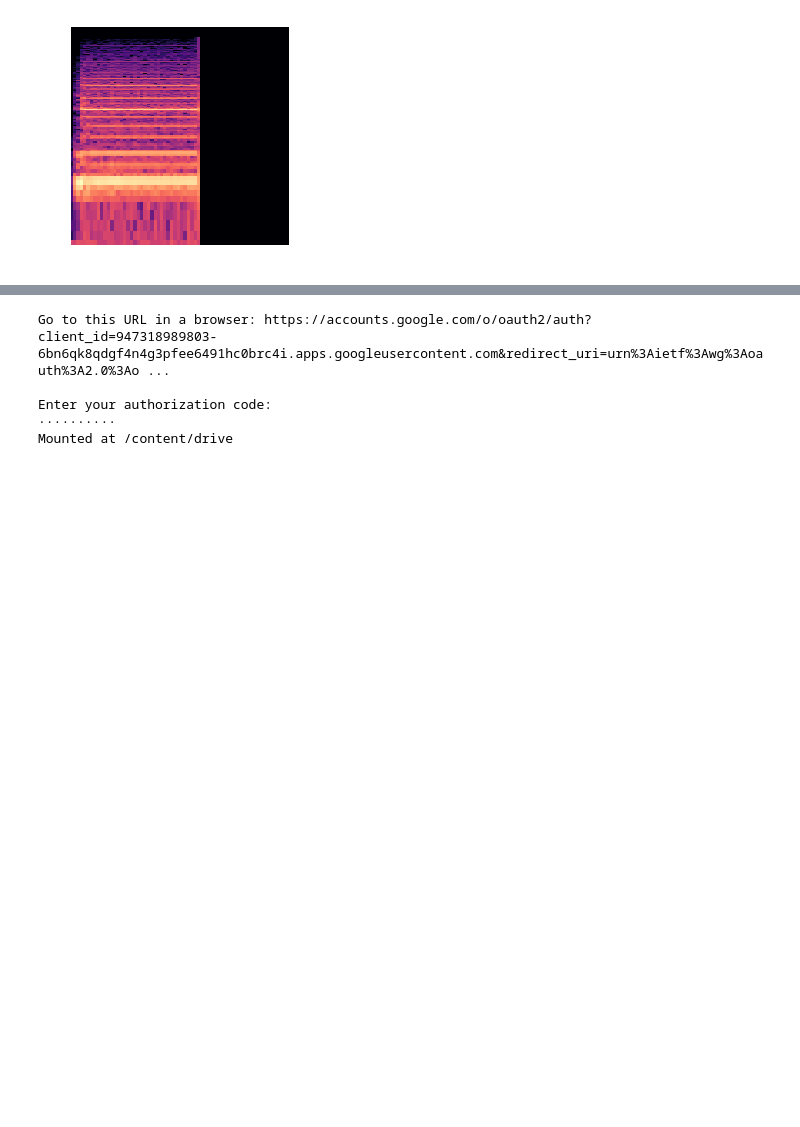
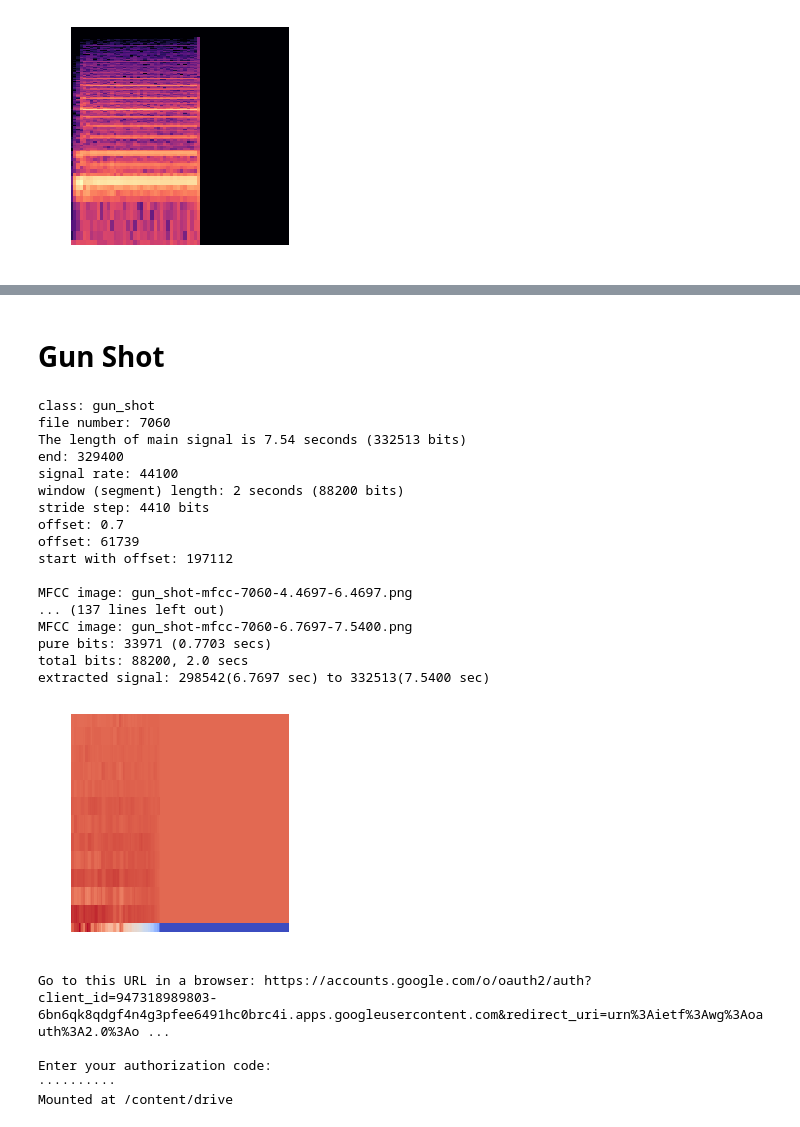
Before and after one commit to SMAHAM/Scene-Recognization, a Jupyter notebook: scene_reorganization.ipynb, the cells around one changed output, grey strips where cells are left out. Drawn from its saved outputs; the diff is of its cells as text; code cells hidden in the pictures; blank space fills up the shorter version.

```diff
--- a/scene_reorganization.ipynb
+++ b/scene_reorganization.ipynb
@@ -430,0 +626,25 @@ The size of extracted signal is:  36128
+# %% [markdown]
+# Gun Shot
+# %%
+make_mfcc('7060.wav', label ='gun_shot',stride_ratio=.05,min_sig=.3,
+          offset=.7, window=2, start=5.869655, end=7.4694,
+          store_path='/content/',show=True)
+# %% [output]
+class: gun_shot
+file number: 7060
+The length of main signal is 7.54 seconds (332513 bits)
+end: 329400
+signal rate: 44100
+window (segment) length: 2 seconds (88200 bits)
+stride step: 4410 bits
+offset: 0.7
+offset: 61739
+start with offset: 197112
+
+MFCC image: gun_shot-mfcc-7060-4.4697-6.4697.png
+... (137 lines left out)
+MFCC image: gun_shot-mfcc-7060-6.7697-7.5400.png
+pure bits: 33971 (0.7703 secs)
+total bits: 88200, 2.0 secs
+extracted signal: 298542(6.7697 sec) to 332513(7.5400 sec)
+[figure, added]
```
Also changed, not shown: parts of 32 cells of this notebook.
